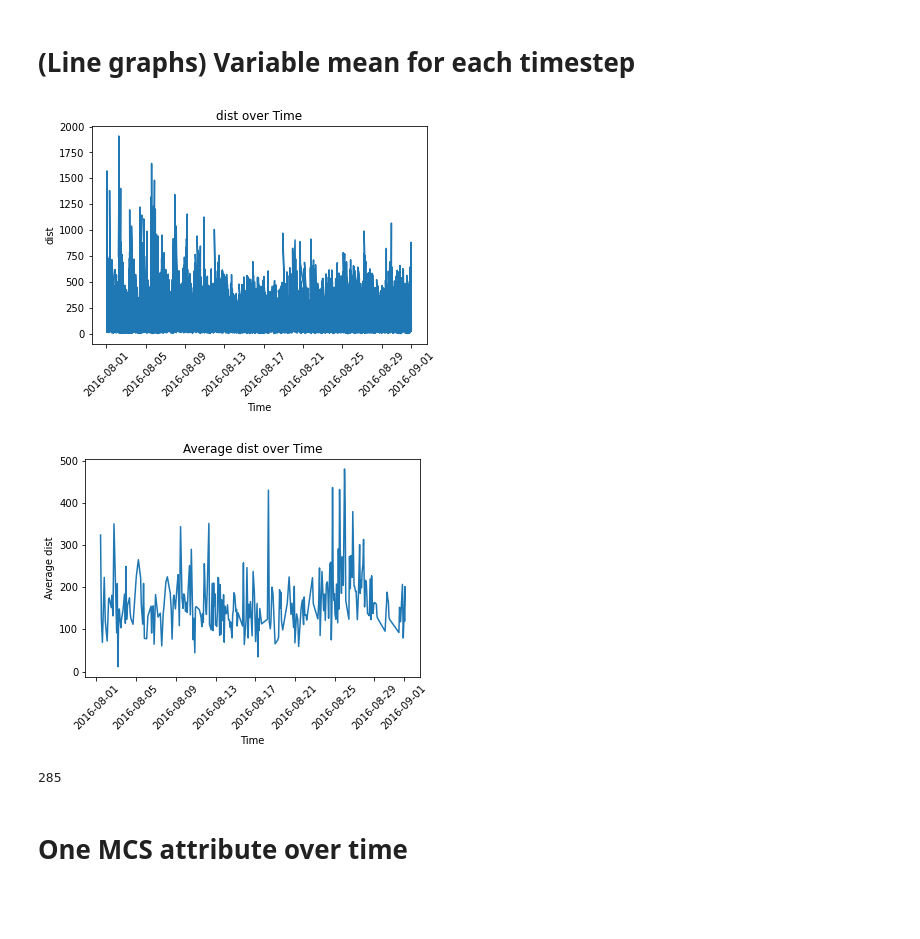
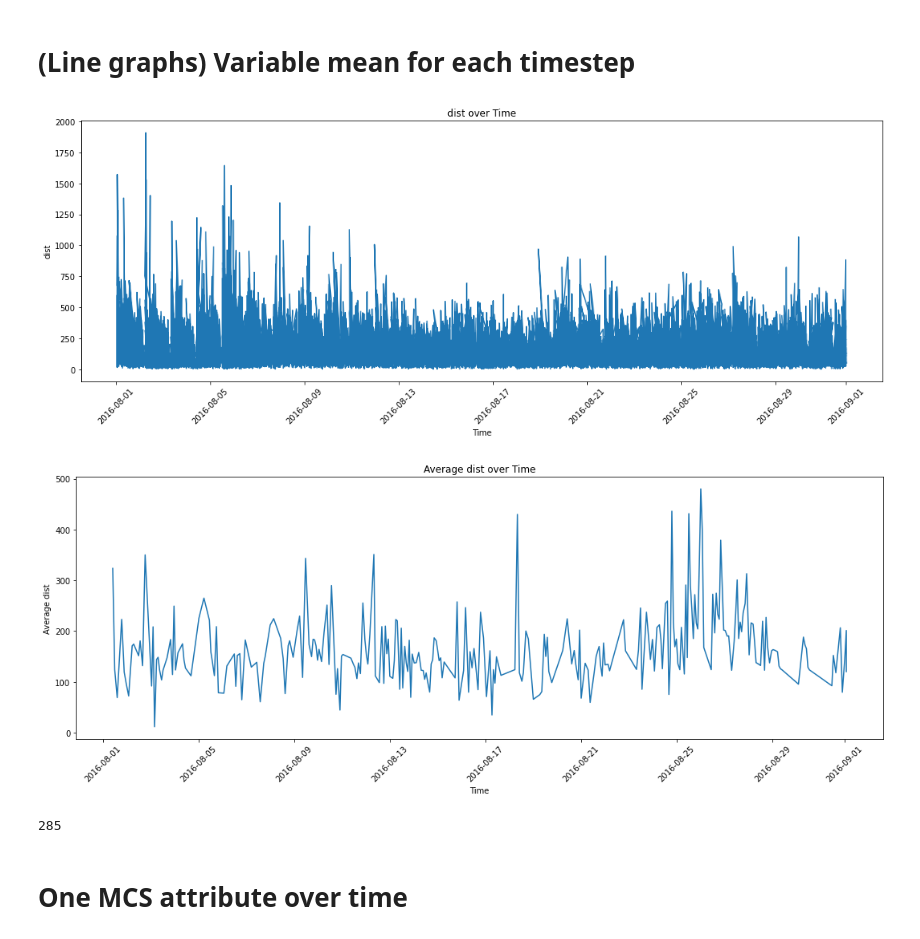
Before and after one commit to bfildier/stage-2023-rain-extremes-timing-intensity, a Jupyter notebook: scripts/start/MCS_properties/MCSprops_subregion.ipynb, the cells around one changed output. Saved outputs shown, nothing was run; the diff lists cells and outputs as text; code cells hidden in the pictures; blank space fills up the shorter version.

```diff
--- a/scripts/start/MCS_properties/MCSprops_subregion.ipynb
+++ b/scripts/start/MCS_properties/MCSprops_subregion.ipynb
@@ -291,20 +294,22 @@ Utime_Init_list = np.array(Utime_Init_list)
 attribute_values_list = np.array(attribute_values_list)
 # %%
 # Plot the  values against the unique dates
+fig,ax = plt.subplots(figsize=(18,6))
 plt.plot(Utime_Init_list, attribute_values_list)
 
 plt.xticks(rotation=45)
 # Set labels and title
 plt.xlabel('Time')
 plt.ylabel(attribute)
 plt.title(attribute + ' over Time')
 
 # Display the plot
 plt.show()
 # %% [output]
-[figure, old version]
+[figure, new version]
 # %%
 # convert Utime_Init_list to timestamps in seconds
+fig,ax = plt.subplots(figsize=(18,6))
 timestamps = np.array([(date - dt.datetime(1970, 1, 1)).total_seconds() for date in Utime_Init_list])
 
 # interval in seconds
@@ -345,7 +350,7 @@ plt.title('Average ' + attribute + ' over Time')
 plt.show()
 print(len(averaged_values))
 # %% [output]
-[figure, old version]
+[figure, new version]
 285
 # %% [markdown]
 # One MCS attribute over time
```
Also changed, not shown: parts of 11 cells of this notebook, 3 other files.
